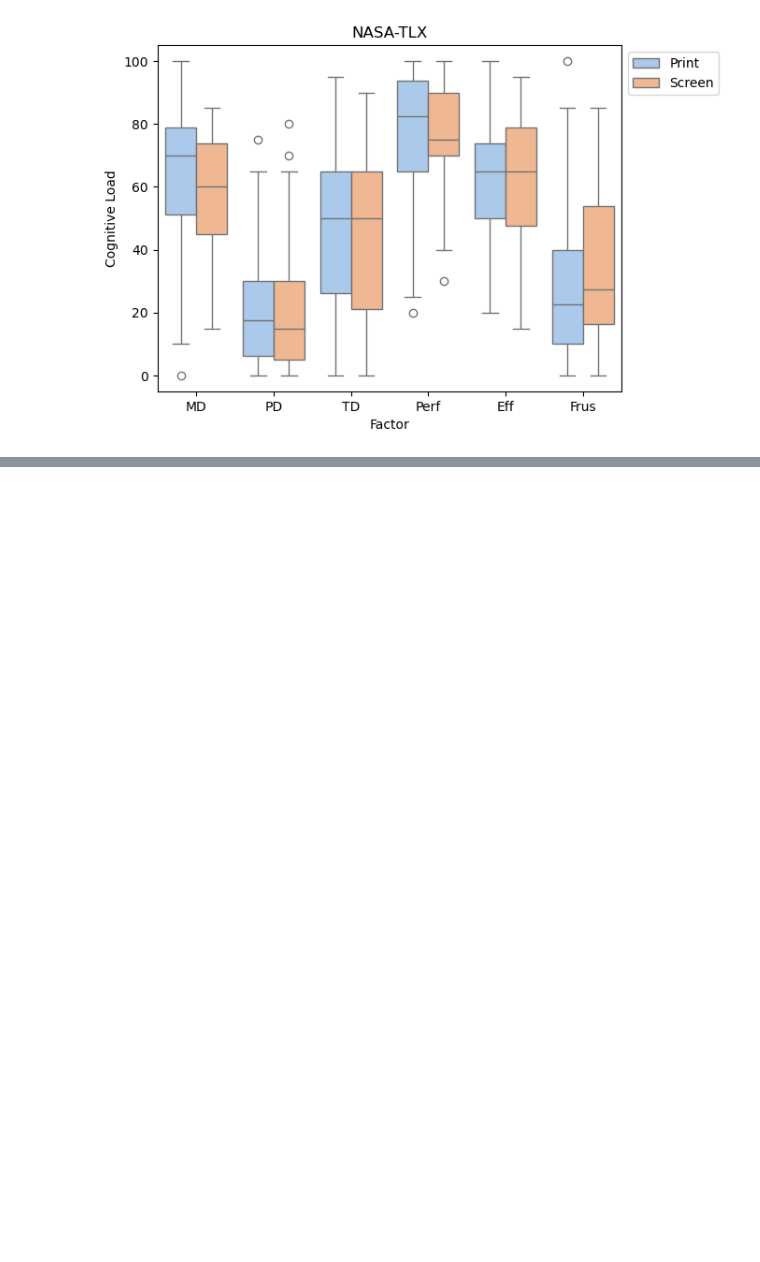
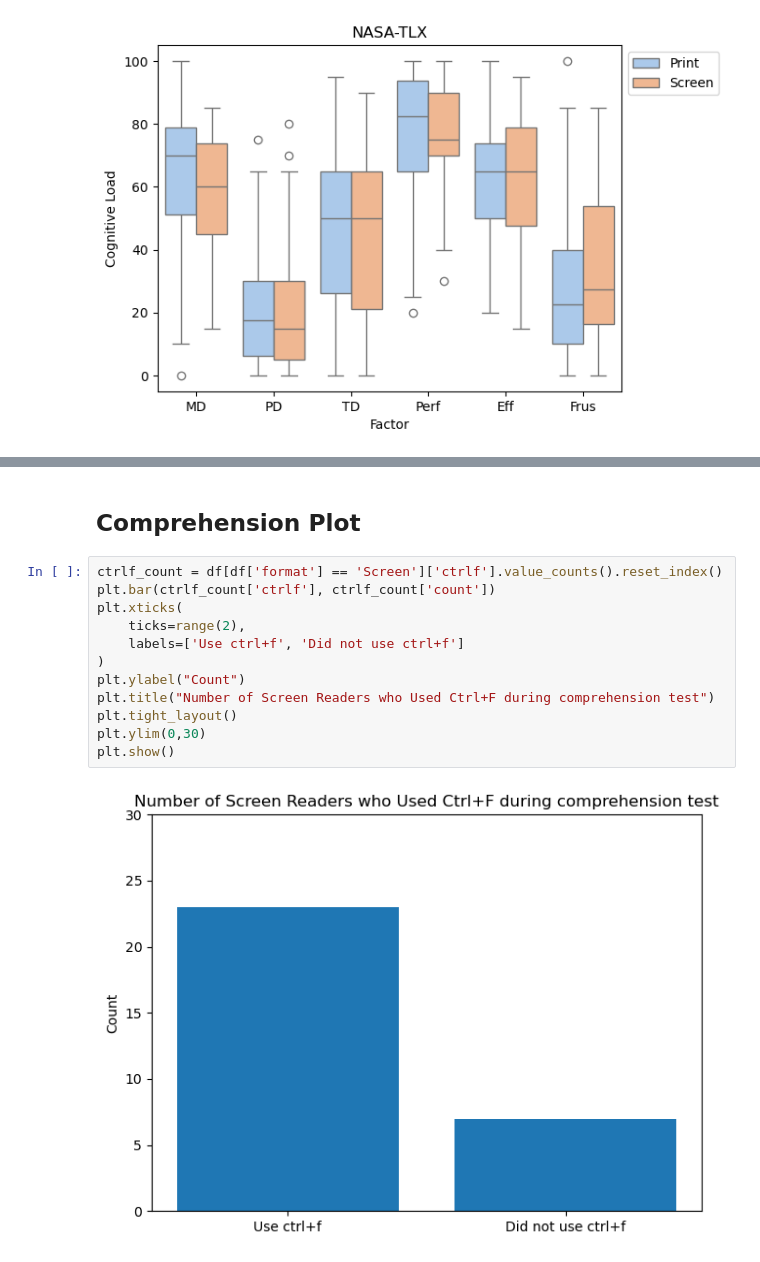
Before and after one commit to KyleCarlo/ScreenVSPrint, a Jupyter notebook: Notebook.ipynb, the cells around one changed output, grey strips where cells are left out. Saved outputs shown, nothing was run; the diff lists cells and outputs as text; blank space fills up the shorter version.

```diff
--- a/Notebook.ipynb
+++ b/Notebook.ipynb
@@ -221,0 +243,16 @@ df[['format'] + arq_quanti_labels]
+# %% [markdown]
+## Comprehension Plot
+# %%
+ctrlf_count = df[df['format'] == 'Screen']['ctrlf'].value_counts().reset_index()
+plt.bar(ctrlf_count['ctrlf'], ctrlf_count['count'])
+plt.xticks(
+    ticks=range(2),
+    labels=['Use ctrl+f', 'Did not use ctrl+f']
+)
+plt.ylabel("Count")
+plt.title("Number of Screen Readers who Used Ctrl+F during comprehension test")
+plt.tight_layout()
+plt.ylim(0,30)
+plt.show()
+# %% [output]
+[figure, added]
```
Also changed, not shown: parts of 24 cells of this notebook.
